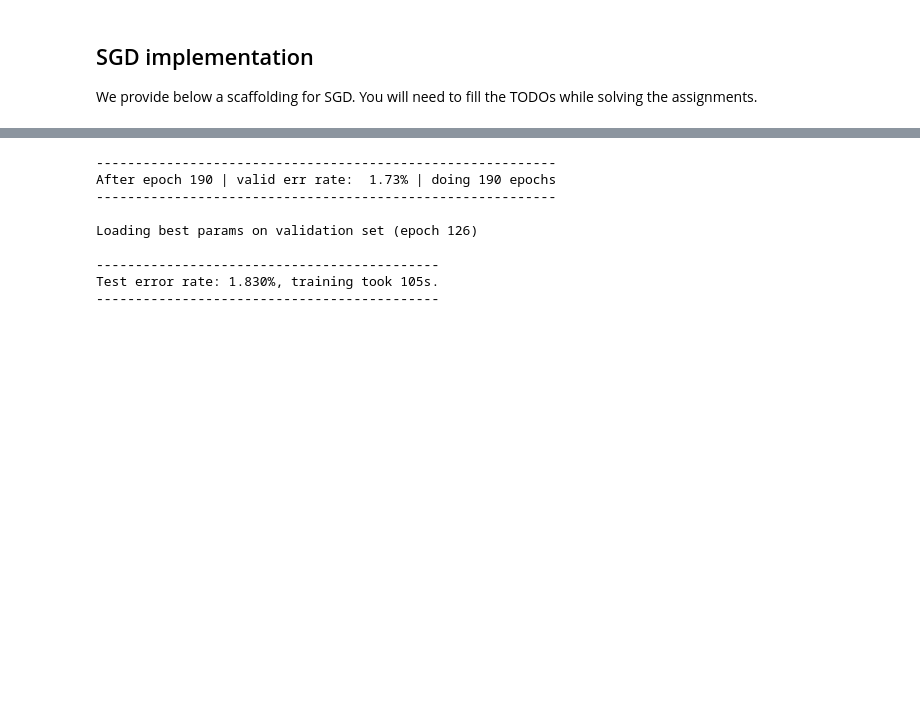
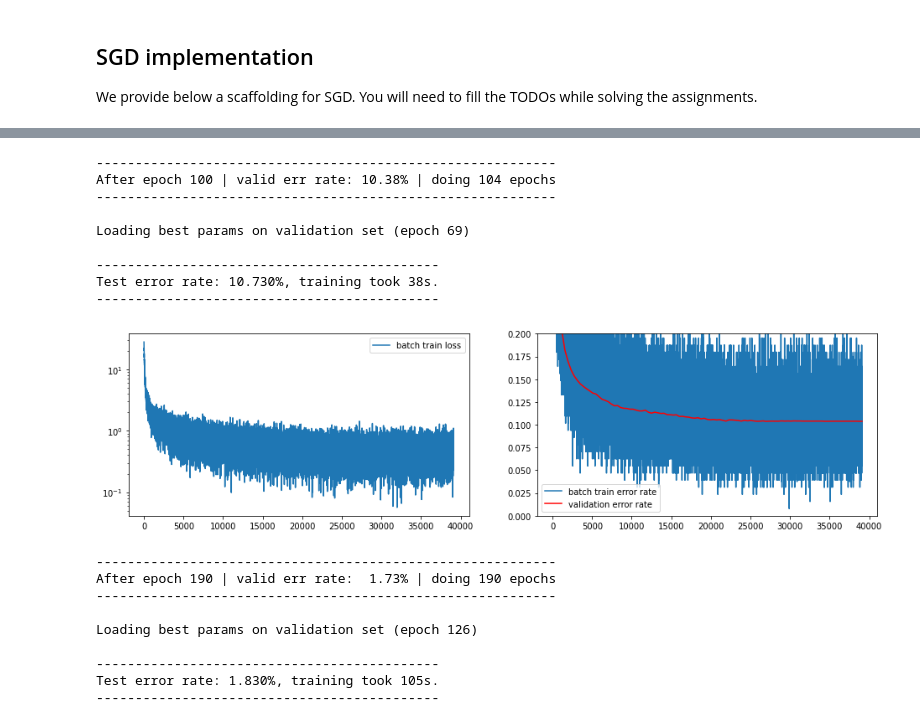
Before and after one commit to AdrianUrbanski/DL, a Jupyter notebook: Assignment2.ipynb, the cells around one changed output, grey strips where cells are left out. Drawn from its saved outputs; the diff is of its cells as text; code cells hidden in the pictures; blank space fills up the shorter version.

```diff
--- a/Assignment2.ipynb
+++ b/Assignment2.ipynb
@@ -498,7 +522,8 @@ def SGD(
     # TODO for Problem 1.3: Initialize momentum variables
     # Hint: You need one velocity matrix for each parameter
     #
-    velocities = [None for _ in model.parameters()]
+    # velocities = [None for _ in model.parameters()]
+    velocities = [torch.zeros(p.shape).to(device) for p in model.parameters()]
     #
     iter_ = 0
     epoch = 0
@@ -519,6 +544,8 @@ def SGD(
             # TODO: You can implement learning rate control here (it is updated
             # once per epoch), or below in the loop over minibatches.
             #
+            if epoch > 50:
+                alpha *= 0.9
 
             for x, y in data_loaders["train"]:
                 x = x.to(device)
@@ -542,15 +569,13 @@ def SGD(
                             #
                             # TODO for Problem 1.3: Implement weight decay (L2 regularization
                             # on weights by changing the gradients
-                            # p.grad += TODO
+                            p.grad += decay * 2 * p.sum()
                             #
                             pass
 
                         #
                         # TODO for Problem 1.2: Implement a learning rate schedule
                         # Hint: You can use the iteration or epoch counters
-                        # alpha = TODO
-                        #
 
                         #
                         # TODO for Problem 1.1: If needed, implement here a momentum schedule
@@ -561,13 +586,14 @@ def SGD(
                         # TODO for Problem 1.1: Implement velocity updates for momentum
                         # lease make sure to modify the contents of v, not the v pointer!!!
                         #
-                        # v[...] = TODO
+                        v[:] = epsilon * v - alpha * p.grad
 
                         #
                         # TODO for Problem 1: Set a more sensible learning rule here,
                         #       using your learning rate schedule and momentum
                         #
-                        p -= alpha * p.grad
+                        # p -= alpha * p.grad
+                        p += v
 
                         # Zero gradients for the next iteration
                         p.grad.zero_()
@@ -608,6 +634,54 @@ def SGD(
             for param, best_param in zip(model.parameters(), best_params):
                 param[...] = best_param
     plot_history(history)
+# %%
+class Model(nn.Module):
+    def __init__(self, *args, **kwargs):
+        super(Model, self).__init__()
+        self.layers = nn.Sequential(*args, **kwargs)
+
+    def forward(self, X):
+        X = X.view(X.size(0), -1)
+        return self.layers.forward(X)
+
+    def loss(self, Out, Targets):
+        return F.cross_entropy(Out, Targets)
+
+
+model = Model(nn.Linear(28 * 28, 10))
+
+with torch.no_grad():
+    # Initialize parameters
+    for name, p in model.named_parameters():
+        if "weight" in name:
+            p.normal_(0, 0.5)
+        elif "bias" in name:
+            p.zero_()
+        else:
+            raise ValueError('Unknown parameter name "%s"' % name)
+
+# On GPU enabled devices set device='cuda' else set device='cpu'
+t_start = time.time()
+SGD(model, mnist_loaders, alpha=1e-2, max_num_epochs=100, epsilon=1e-1, decay=1e-2, device="cuda")
+
+
+test_err_rate = compute_error_rate(model, mnist_loaders["test"])
+m = (
+    f"Test error rate: {test_err_rate * 100.0:.3f}%, "
+    f"training took {time.time() - t_start:.0f}s."
+)
+print("{0}\n{1}\n{0}".format("-" * len(m), m))
+# %% [output]
+-----------------------------------------------------------
+After epoch 100 | valid err rate: 10.38% | doing 104 epochs
+-----------------------------------------------------------
+
+Loading best params on validation set (epoch 69)
+
+--------------------------------------------
+Test error rate: 10.730%, training took 38s.
+--------------------------------------------
+[figure, added]
 # %%
 class Model(nn.Module):
     def __init__(self, *args, **kwargs):
```
Also changed, not shown: parts of 2 cells of this notebook.
